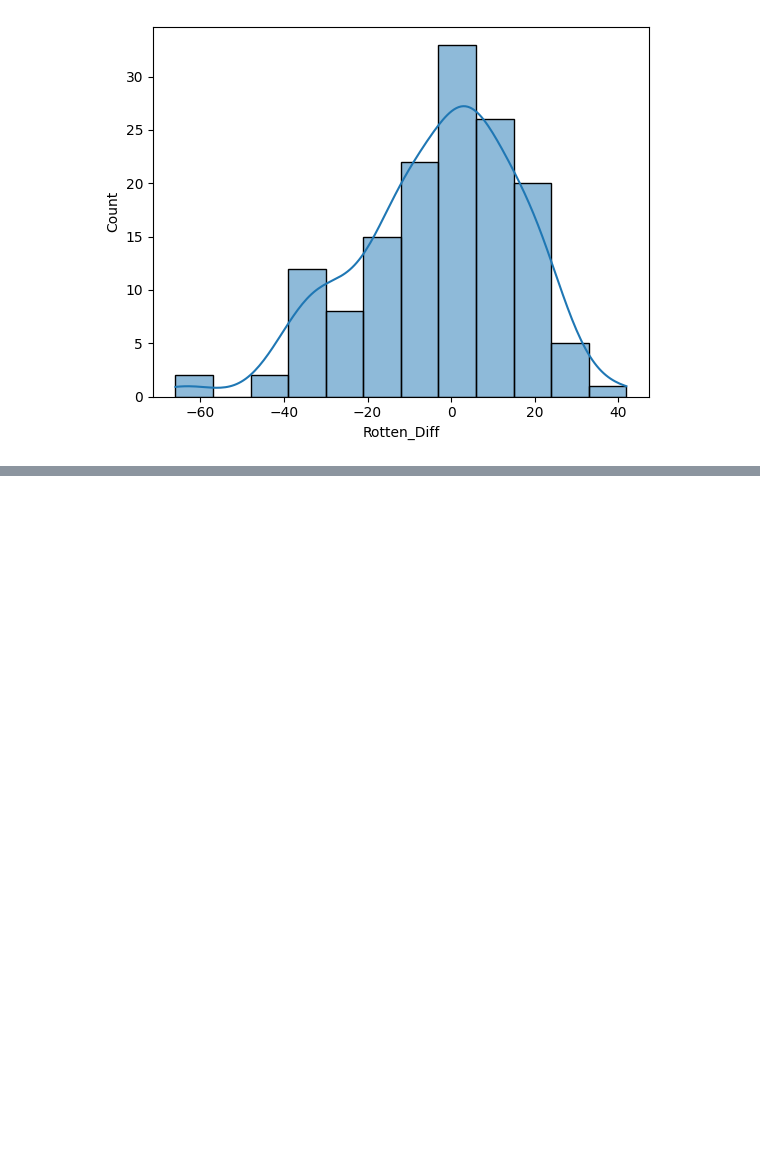
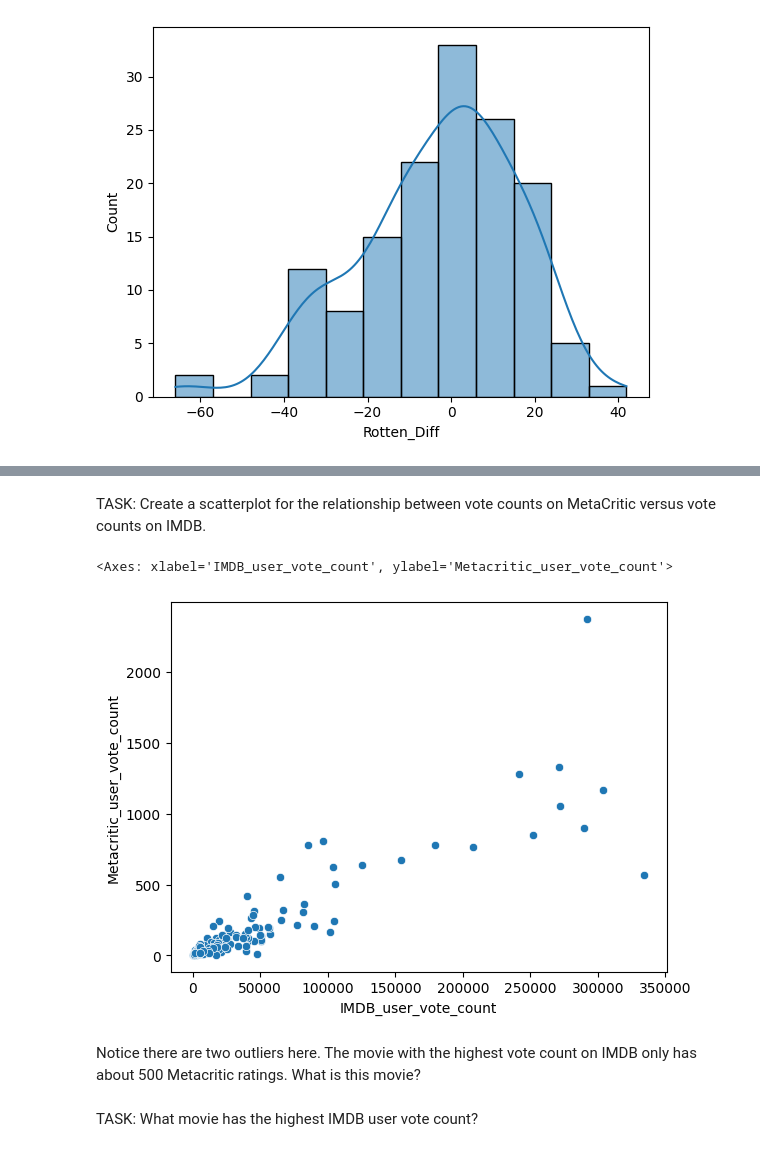
Before and after one commit to TanjiEvan/Guided-Projects, a Jupyter notebook: Data Solution 360/Fandango EDA/Fandango_EDA.ipynb, the cells around one changed output, grey strips where cells are left out. Saved outputs shown, nothing was run; the diff lists cells and outputs as text; code cells hidden in the pictures; blank space fills up the shorter version.

```diff
--- a/Data Solution 360/Fandango EDA/Fandango_EDA.ipynb
+++ b/Data Solution 360/Fandango EDA/Fandango_EDA.ipynb
@@ -280,0 +337,11 @@ sns.histplot(all_sites,x='Rotten_Diff',kde=True)
+# %% [markdown]
+TASK: Create a scatterplot for the relationship between vote counts on MetaCritic versus vote counts on IMDB.
+# %%
+sns.scatterplot(all_sites,x="IMDB_user_vote_count",y="Metacritic_user_vote_count")
+# %% [output]
+<Axes: xlabel='IMDB_user_vote_count', ylabel='Metacritic_user_vote_count'>
+[figure, added]
+# %% [markdown]
+Notice there are two outliers here. The movie with the highest vote count on IMDB only has about 500 Metacritic ratings. What is this movie?
+# %% [markdown]
+TASK: What movie has the highest IMDB user vote count?
```
Also changed, not shown: parts of 47 cells of this notebook.
